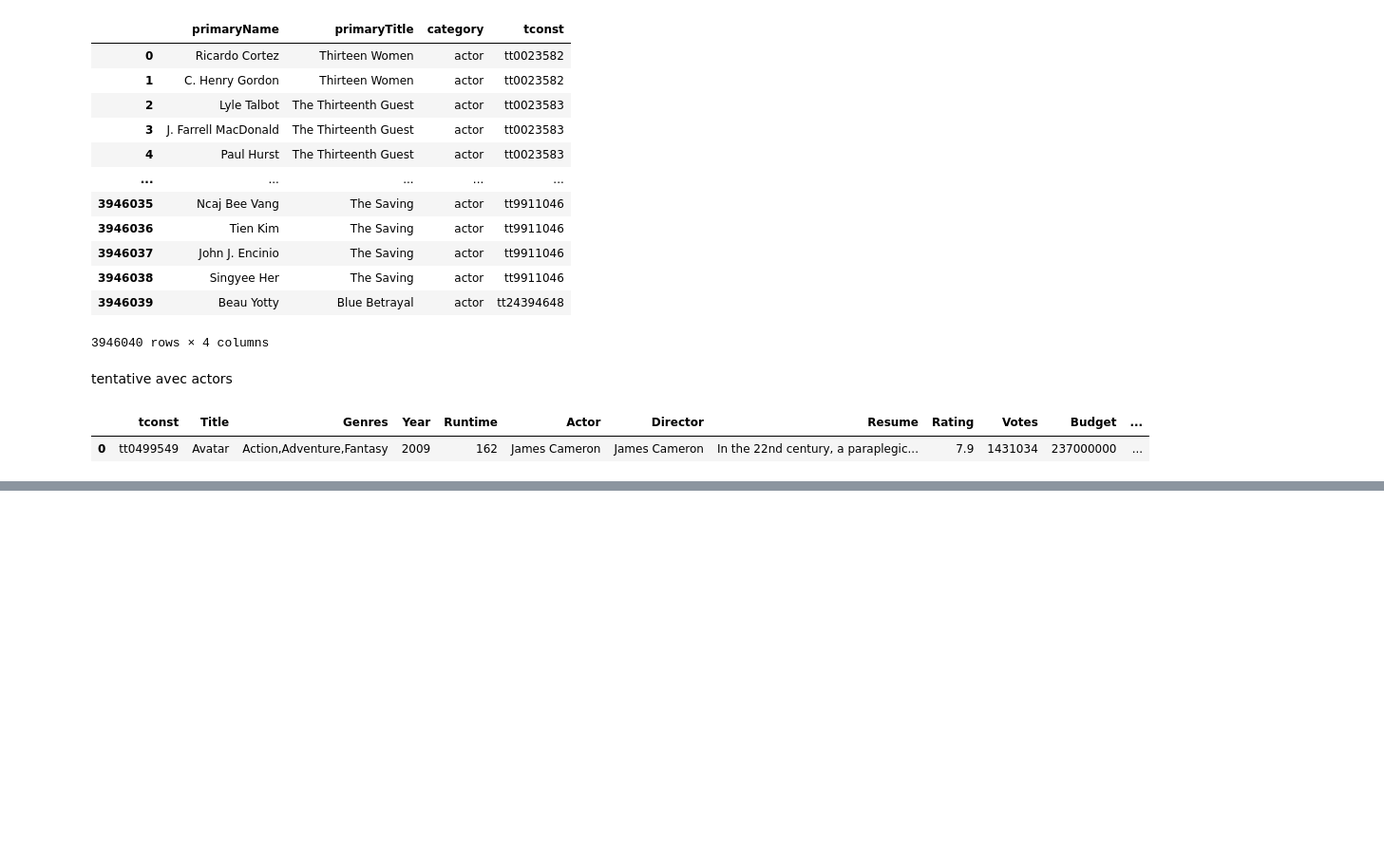
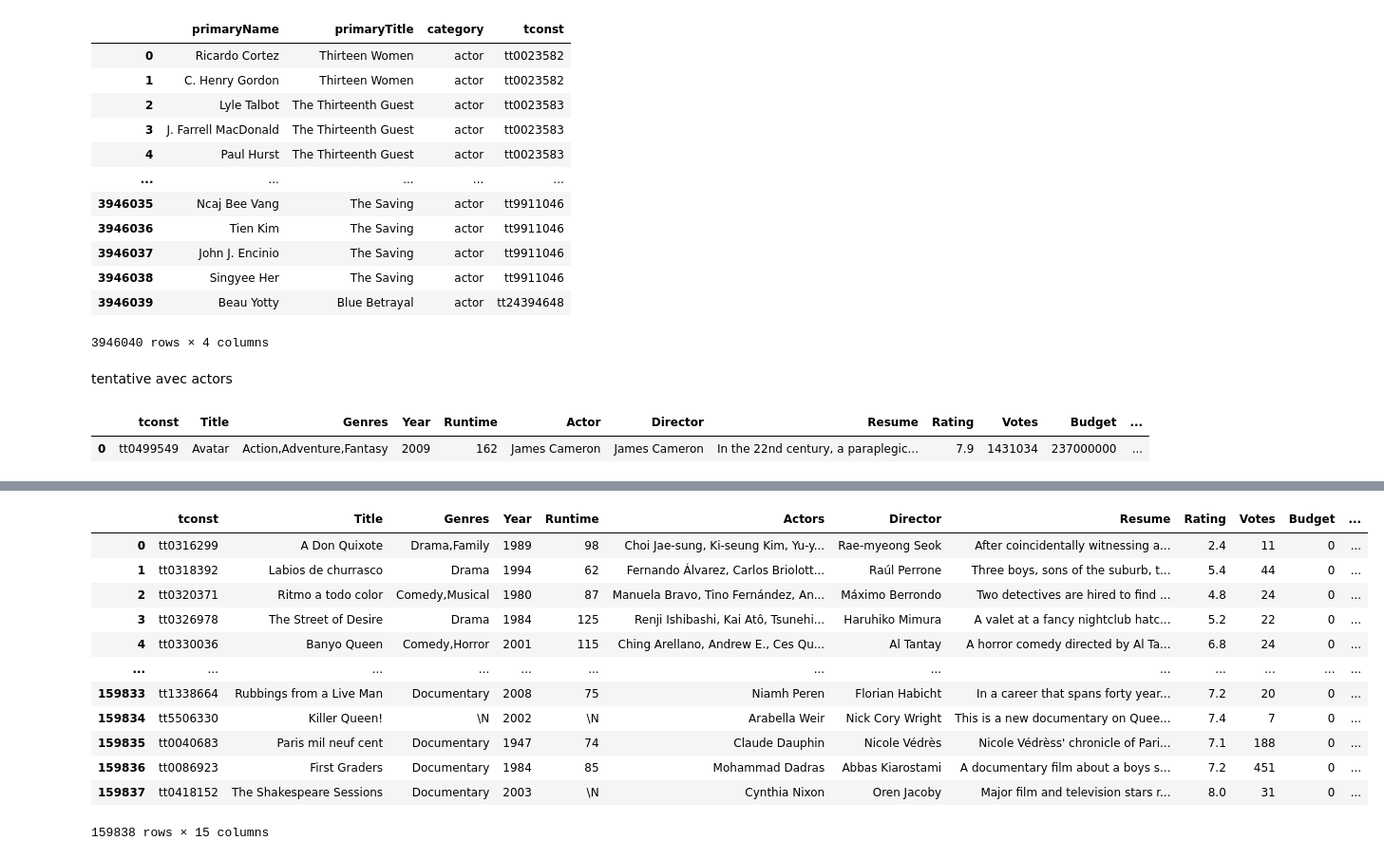
Before and after one commit to Jean-Patrick-Alcolea/Projet-2, a Jupyter notebook: notebooks/Exploration BDD Antoine.ipynb, the cells around one changed output, grey strips where cells are left out. Shown at 95% size. Saved outputs shown, nothing was run; the diff lists cells and outputs as text; code cells hidden in the pictures; blank space fills up the shorter version.

```diff
--- a/notebooks/Exploration BDD Antoine.ipynb
+++ b/notebooks/Exploration BDD Antoine.ipynb
@@ -240,0 +246,45 @@ sql("""select
+# %%
+sql(""" SELECT
+    tb.tconst AS tconst,
+    tb.primaryTitle AS Title,
+    tb.genres AS Genres,
+    tb.startYear AS Year,
+    tb.runtimeMinutes AS Runtime,
+    string_agg(DISTINCT actors.primaryName, ', ') AS Actors,
+    directors.primaryName AS Director,
+    t.overview AS Resume,
+    tr.averageRating AS Rating,
+    tr.numVotes AS Votes,
+    t.Budget AS Budget,
+    t.Revenue AS Revenue,
+    t.production_companies_name AS ProductionCompanies,
+    t.production_companies_country AS ProductionCountries,
+    t.poster_path AS Poster
+FROM title_basics tb
+JOIN title_akas ta ON tb.tconst = ta.titleId
+JOIN title_crew tc ON tb.tconst = tc.tconst
+JOIN name_basics directors ON tc.directors = directors.nconst
+JOIN title_principals tp ON tb.tconst = tp.tconst
+JOIN name_basics actors ON tp.nconst = actors.nconst
+JOIN tmdb t ON tb.tconst = t.imdb_id
+JOIN title_ratings tr ON tb.tconst = tr.tconst
+WHERE tp.category IN ('actor', 'actress')
+GROUP BY tb.tconst, tb.primaryTitle, tb.genres, tb.startYear, tb.runtimeMinutes,
+         directors.primaryName, t.overview, tr.averageRating, tr.numVotes,
+         t.Budget, t.Revenue, t.production_companies_name,
+         t.production_companies_country, t.poster_path;
+""")
+# %% [output]
+|  | tconst | Title | Genres | Year | Runtime | Actors | Director | Resume | Rating | Votes | Budget | ... |
+| 0 | tt0316299 | A Don Quixote | Drama,Family | 1989 | 98 | Choi Jae-sung, Ki-seung Kim, Yu-y... | Rae-myeong Seok | After coincidentally witnessing a... | 2.4 | 11 | 0 | ... |
+| 1 | tt0318392 | Labios de churrasco | Drama | 1994 | 62 | Fernando Álvarez, Carlos Briolott... | Raúl Perrone | Three boys, sons of the suburb, t... | 5.4 | 44 | 0 | ... |
+| 2 | tt0320371 | Ritmo a todo color | Comedy,Musical | 1980 | 87 | Manuela Bravo, Tino Fernández, An... | Máximo Berrondo | Two detectives are hired to find ... | 4.8 | 24 | 0 | ... |
+| 3 | tt0326978 | The Street of Desire | Drama | 1984 | 125 | Renji Ishibashi, Kai Atô, Tsunehi... | Haruhiko Mimura | A valet at a fancy nightclub hatc... | 5.2 | 22 | 0 | ... |
+| 4 | tt0330036 | Banyo Queen | Comedy,Horror | 2001 | 115 | Ching Arellano, Andrew E., Ces Qu... | Al Tantay | A horror comedy directed by Al Ta... | 6.8 | 24 | 0 | ... |
+| ... | ... | ... | ... | ... | ... | ... | ... | ... | ... | ... | ... | ... |
+| 159833 | tt1338664 | Rubbings from a Live Man | Documentary | 2008 | 75 | Niamh Peren | Florian Habicht | In a career that spans forty year... | 7.2 | 20 | 0 | ... |
+| 159834 | tt5506330 | Killer Queen! | \N | 2002 | \N | Arabella Weir | Nick Cory Wright | This is a new documentary on Quee... | 7.4 | 7 | 0 | ... |
+| 159835 | tt0040683 | Paris mil neuf cent | Documentary | 1947 | 74 | Claude Dauphin | Nicole Védrès | Nicole Védrèss' chronicle of Pari... | 7.1 | 188 | 0 | ... |
+| 159836 | tt0086923 | First Graders | Documentary | 1984 | 85 | Mohammad Dadras | Abbas Kiarostami | A documentary film about a boys s... | 7.2 | 451 | 0 | ... |
+| 159837 | tt0418152 | The Shakespeare Sessions | Documentary | 2003 | \N | Cynthia Nixon | Oren Jacoby | Major film and television stars r... | 8.0 | 31 | 0 | ... |
+159838 rows × 15 columns
```
Also changed, not shown: parts of 1 cell of this notebook.
